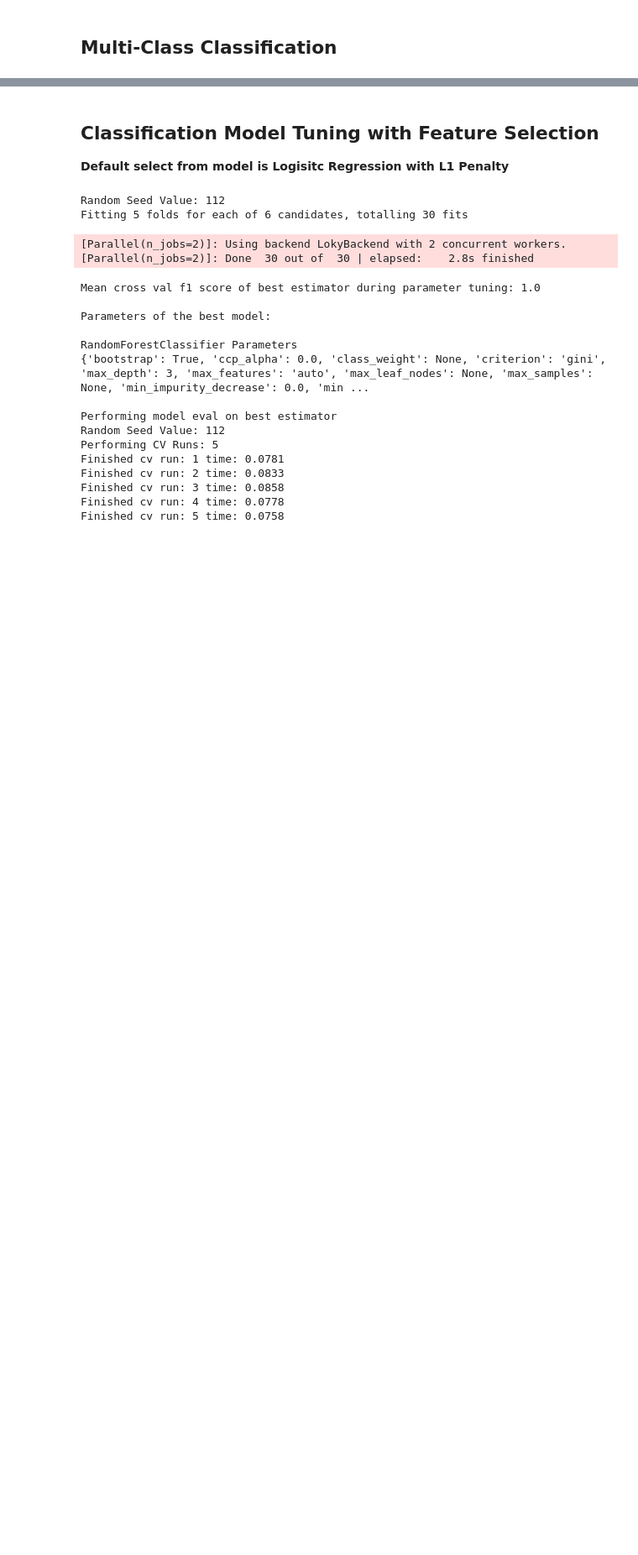
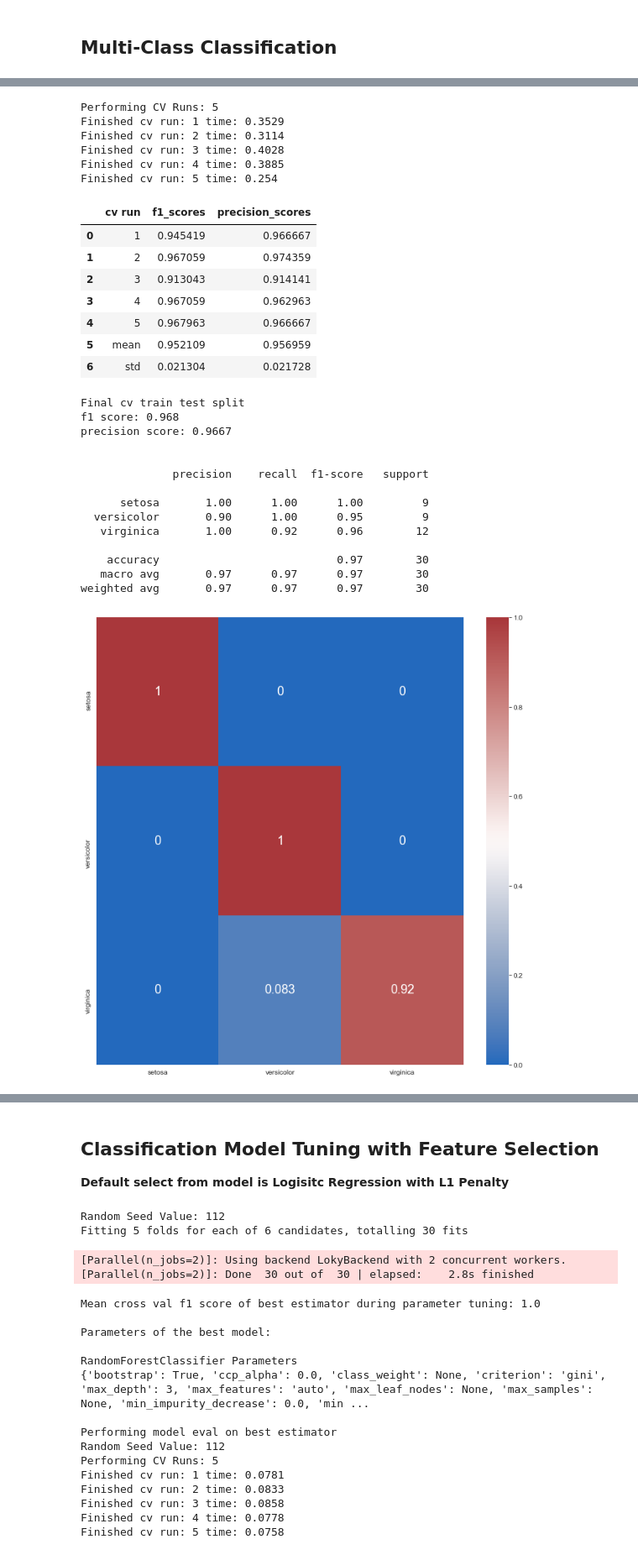
Before and after one commit to JFLandrigan/eagles, a Jupyter notebook: examples/Supervised_Tuning_v2.ipynb, the cells around one changed output, grey strips where cells are left out. Shown at 84% size. Saved outputs shown, nothing was run; the diff lists cells and outputs as text; code cells hidden in the pictures; blank space fills up the shorter version.

```diff
--- a/examples/Supervised_Tuning_v2.ipynb
+++ b/examples/Supervised_Tuning_v2.ipynb
@@ -271,0 +234,55 @@ weighted avg       0.97      0.97      0.97        30
+# %%
+tuner = SupervisedTuner(
+    eval_metrics=["f1", "precision"],
+    num_cv=5,
+    bins=None,
+    num_top_fts=None,
+    get_ft_imp=True,
+    random_seed=4,
+    binary=False,
+    disp=True,
+    log="log",
+    log_name="model_eval_test.txt",
+    log_path=None,
+    log_note="This is a test of the model eval function",
+)
+
+res = tuner.eval(
+    X=iris[fts],
+    y=iris["species"],
+    model="rf_clf",
+    params={'n_estimators':100, 'max_depth':10},
+    pipe=None,
+    scale=None,
+    select_features="select_from_model",
+)
+# %% [output]
+Performing CV Runs: 5
+Finished cv run: 1 time: 0.3529
+Finished cv run: 2 time: 0.3114
+Finished cv run: 3 time: 0.4028
+Finished cv run: 4 time: 0.3885
+Finished cv run: 5 time: 0.254
+|  | cv run | f1_scores | precision_scores |
+| 0 | 1 | 0.945419 | 0.966667 |
+| 1 | 2 | 0.967059 | 0.974359 |
+| 2 | 3 | 0.913043 | 0.914141 |
+| 3 | 4 | 0.967059 | 0.962963 |
+| 4 | 5 | 0.967963 | 0.966667 |
+| 5 | mean | 0.952109 | 0.956959 |
+| 6 | std | 0.021304 | 0.021728 |
+Final cv train test split
+f1 score: 0.968
+precision score: 0.9667
+
+
+              precision    recall  f1-score   support
+
+      setosa       1.00      1.00      1.00         9
+  versicolor       0.90      1.00      0.95         9
+   virginica       1.00      0.92      0.96        12
+
+    accuracy                           0.97        30
+   macro avg       0.97      0.97      0.97        30
+weighted avg       0.97      0.97      0.97        30
+[figure, added]
```
Also changed, not shown: parts of 6 cells of this notebook, 1 other file.
